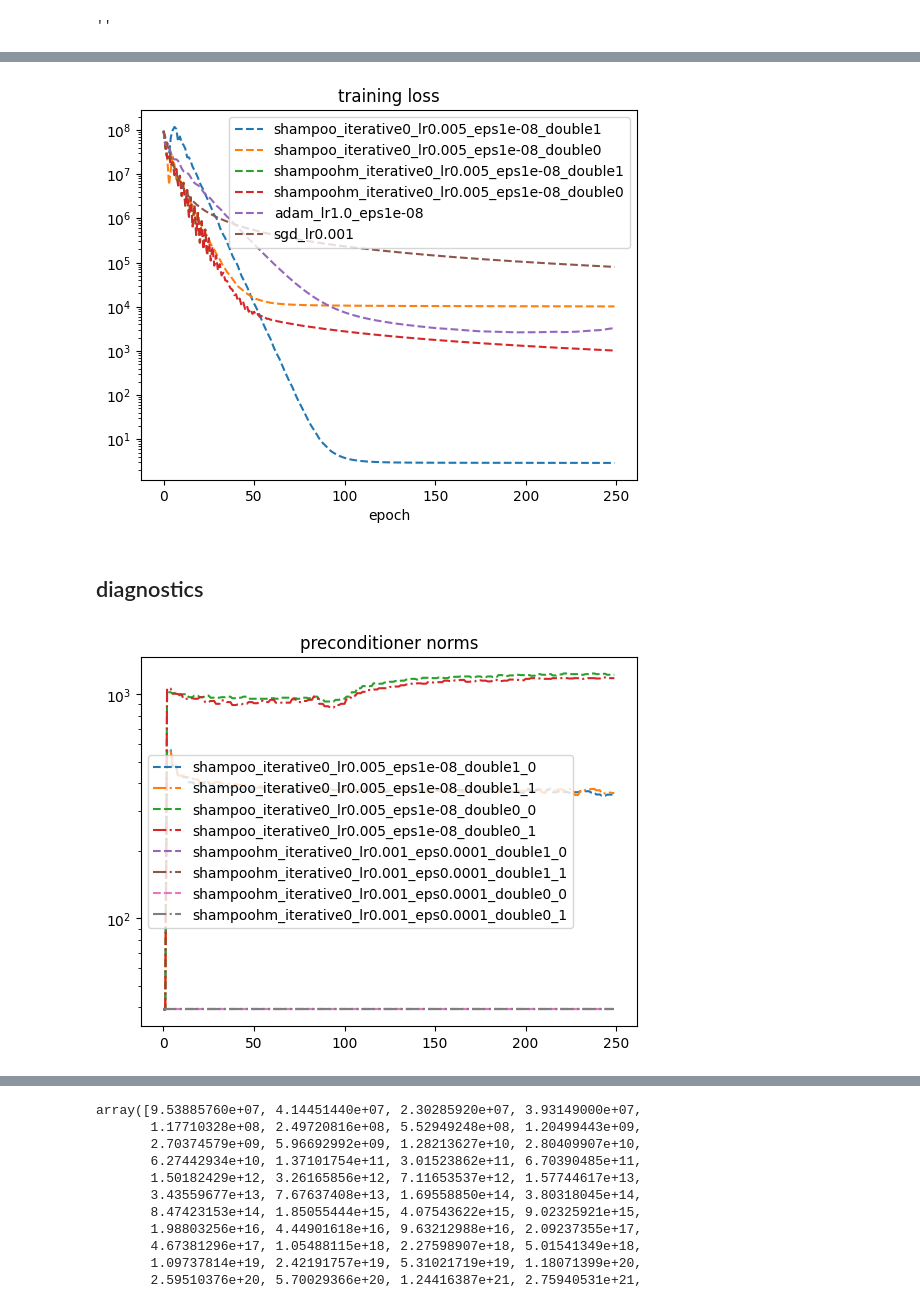
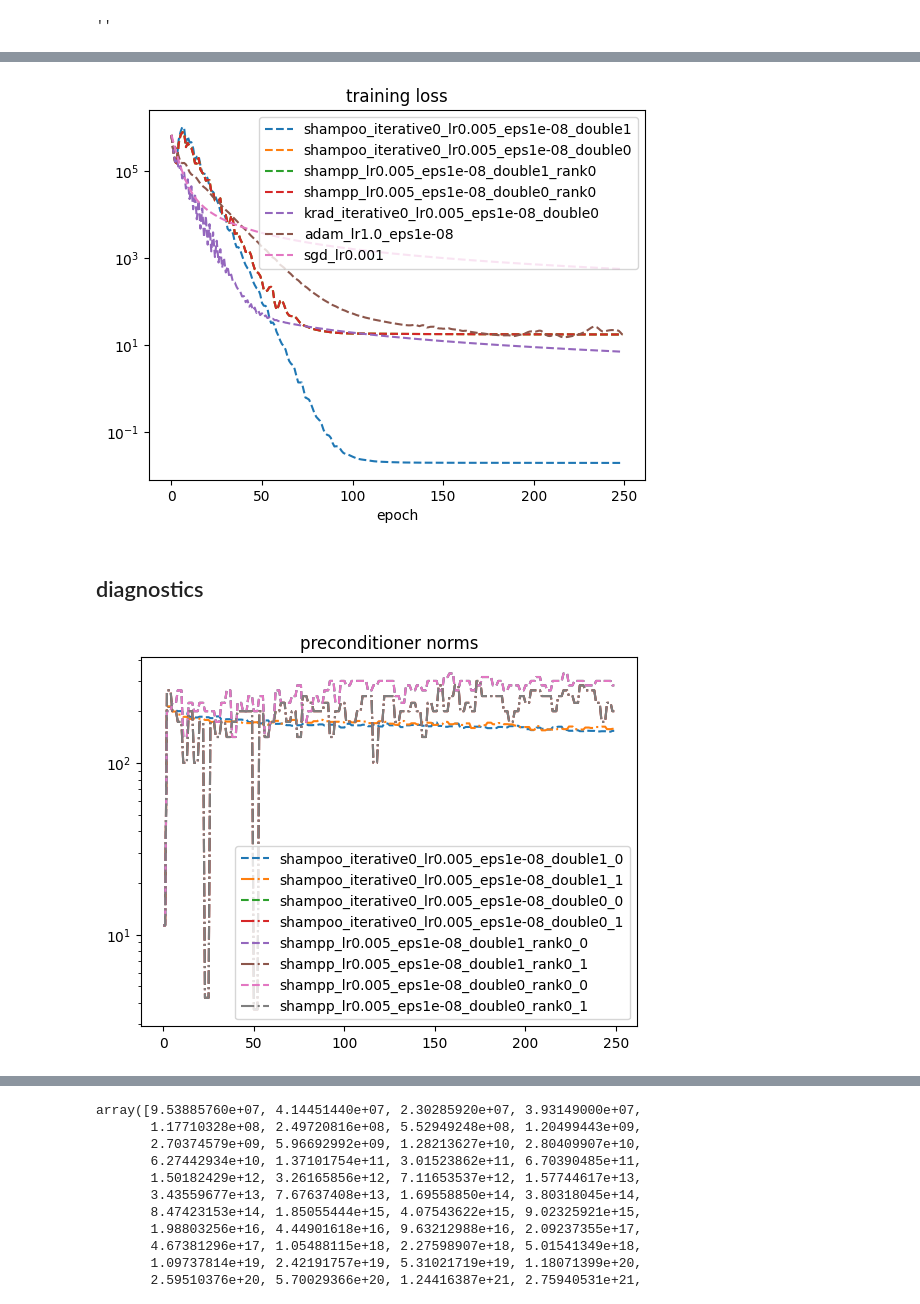
Before and after one commit to jonathanmei/kradagrad, a Jupyter notebook: kradagrad/experiments/quadratic_high_condition.ipynb, the cells around one changed output, grey strips where cells are left out. Saved outputs shown, nothing was run; the diff lists cells and outputs as text; code cells hidden in the pictures.

```diff
--- a/kradagrad/experiments/quadratic_high_condition.ipynb
+++ b/kradagrad/experiments/quadratic_high_condition.ipynb
@@ -29,8 +35,8 @@ seed_problem = 4750
 torch.manual_seed(seed_problem)
 
 # problem sizes
-#X_sz = [128, 128]
-X_sz = [1536, 1536]
+X_sz = [128, 128]
+#X_sz = [1536, 1536]
 
 # target condition number for each factor
 log_cond_num = 10
@@ -351,6 +378,6 @@ Using sgd_lr0.001
 # %%
 # plot
-skips = ['kradmm', 'kradapoo', 'shampp', 'krad_', 'kradelay', 'kradakry']
+skips = ['kradmm', 'kradapoo', 'kradelay', 'kradakry']
 
 plt.figure()
 valids = []
@@ -368,33 +395,33 @@ plt.title('training loss')
 
 plt.show()
 # %% [output]
-[figure, old version]
+[figure, new version]
 # %% [markdown]
 ## diagnostics
 # %%
 flatten = lambda z: [x for y in z for x in y]
 
 skips = ['kradmm', 'kradapoo']
 
-view_only =['kry', 'shampoo']
+view_only =['kry', 'shampoo', 'shampp']
 
 plt.figure()
 used_names = []
 for opt_ in norms.keys():
     if any([x in opt_ for x in skips])or not any([x in opt_ for x in view_only]):
         continue
     if np.array(norms[opt_]).size <= 0:
         break
     plt.semilogy(np.array(norms[opt_])[:, 0], '--')
     plt.semilogy(np.array(norms[opt_])[:, 1], '-.')
     used_names.append(opt_)
 plt.legend(flatten([
     ('{}_0'.format(opt_), '{}_1'.format(opt_)) for opt_ in used_names
 ]))
 plt.title('preconditioner norms')
 plt.show()
 # %% [output]
-[figure, old version]
+[figure, new version]
 # %%
 #norms['kradapoo_lr0.005_eps1e-08_type1']
 # %%
```
Also changed, not shown: parts of 5 cells of this notebook, 6 other files.
